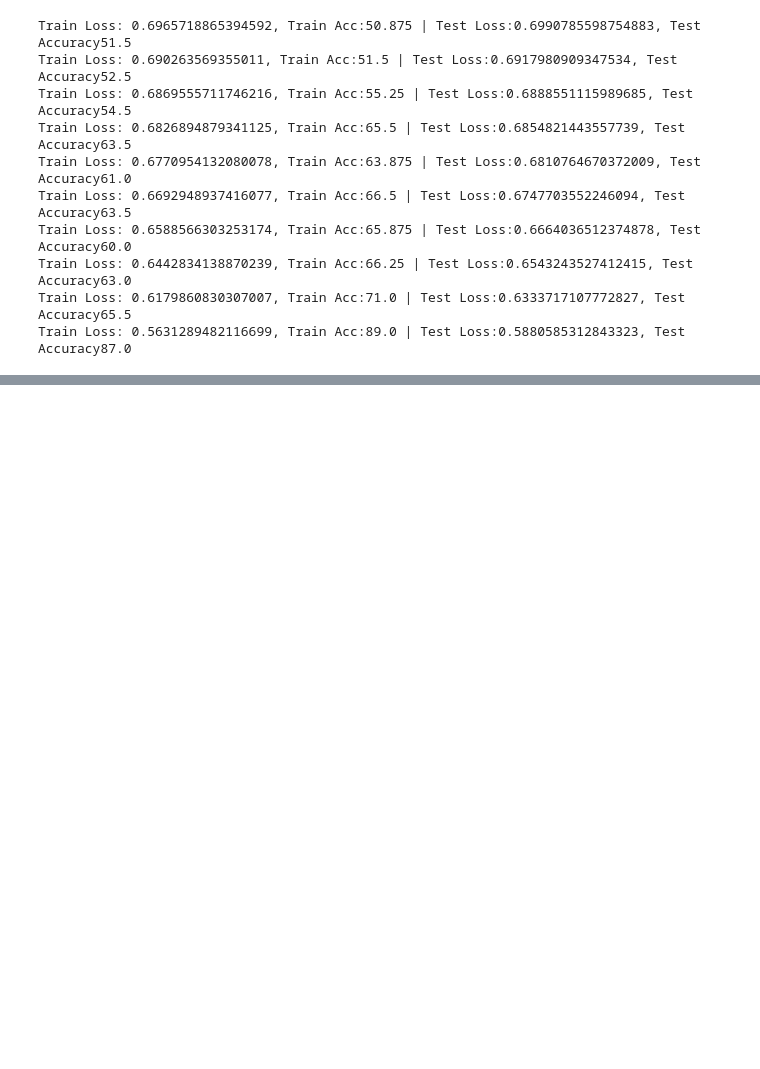
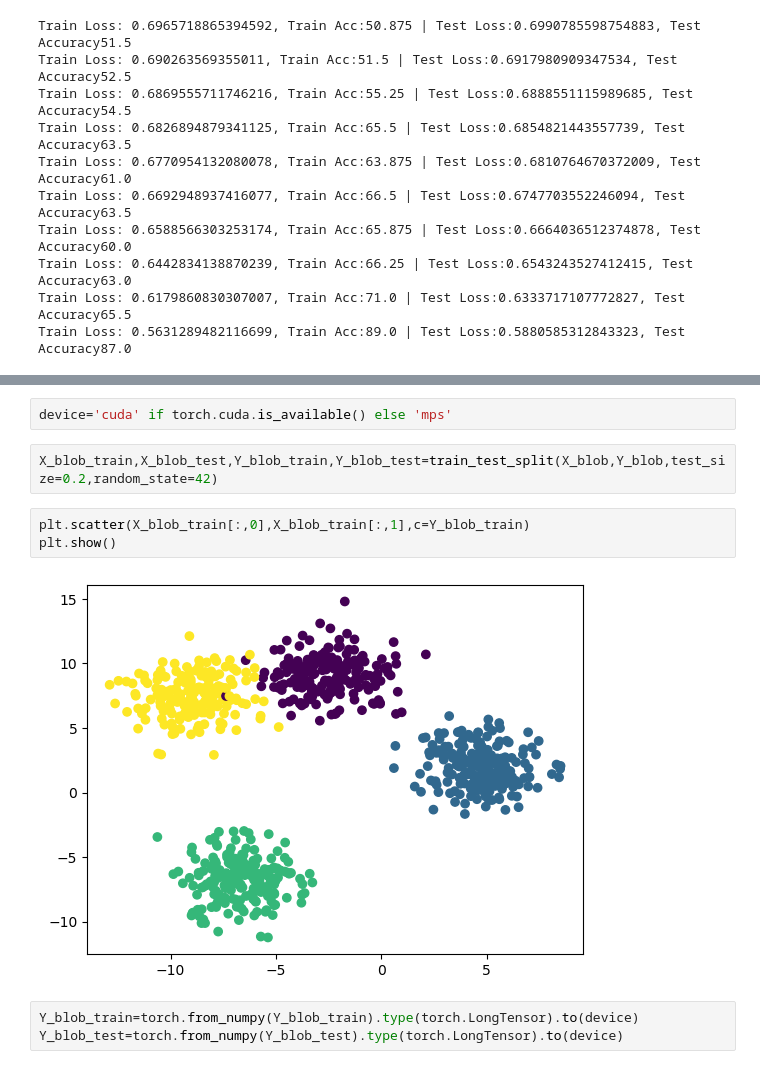
Before and after one commit to Hemanth-Thaluru/Pytorch_ZTM, a Jupyter notebook: 02_pytorch_classiication/02_classification_with_pytorch.ipynb, the cells around one changed output, grey strips where cells are left out. Saved outputs shown, nothing was run; the diff lists cells and outputs as text; blank space fills up the shorter version.

```diff
--- a/02_pytorch_classiication/02_classification_with_pytorch.ipynb
+++ b/02_pytorch_classiication/02_classification_with_pytorch.ipynb
@@ -366,0 +384,12 @@ plot_decision_boundary(model_2,X_train,Y_train)
+# %%
+device='cuda' if torch.cuda.is_available() else 'mps'
+# %%
+X_blob_train,X_blob_test,Y_blob_train,Y_blob_test=train_test_split(X_blob,Y_blob,test_size=0.2,random_state=42)
+# %%
+plt.scatter(X_blob_train[:,0],X_blob_train[:,1],c=Y_blob_train)
+plt.show()
+# %% [output]
+[figure, added]
+# %%
+Y_blob_train=torch.from_numpy(Y_blob_train).type(torch.LongTensor).to(device)
+Y_blob_test=torch.from_numpy(Y_blob_test).type(torch.LongTensor).to(device)
```
Also changed, not shown: parts of 19 cells of this notebook.
